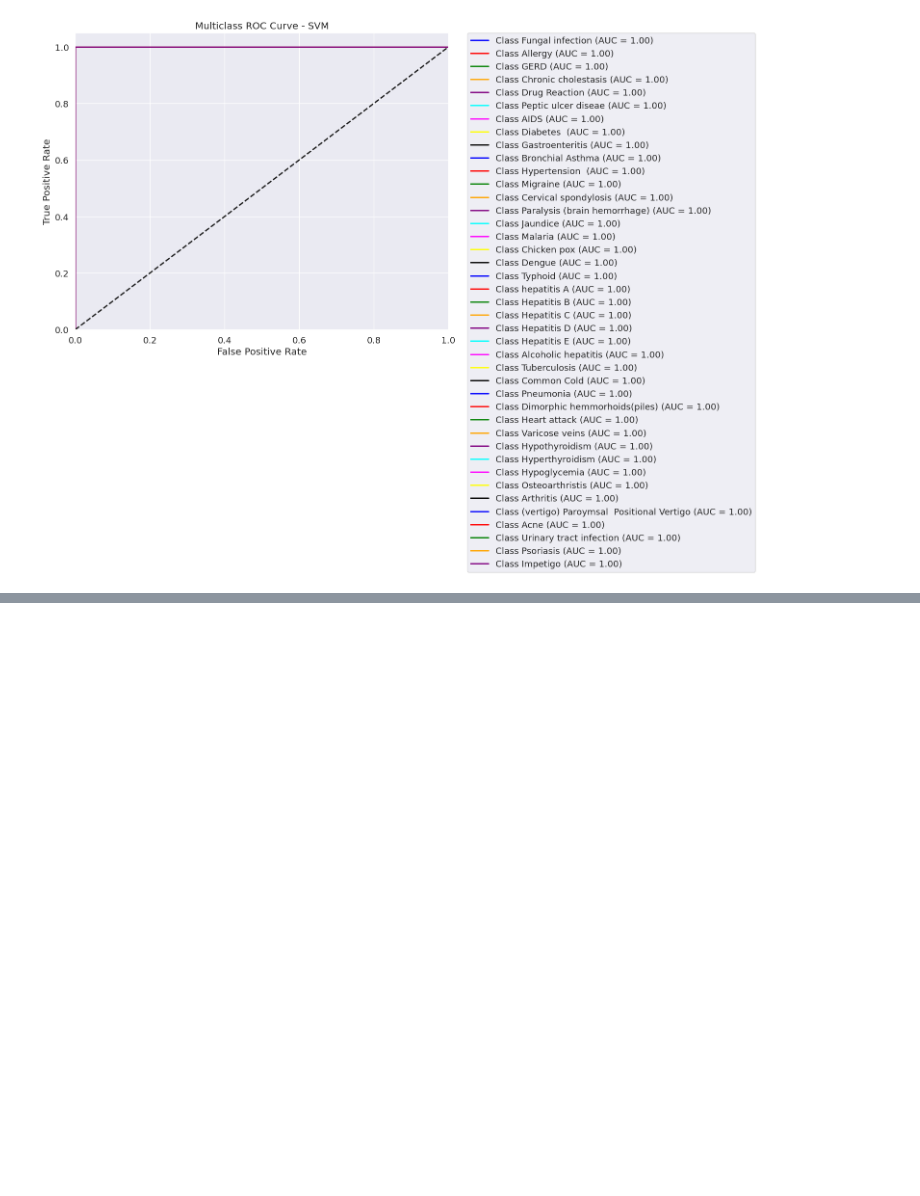
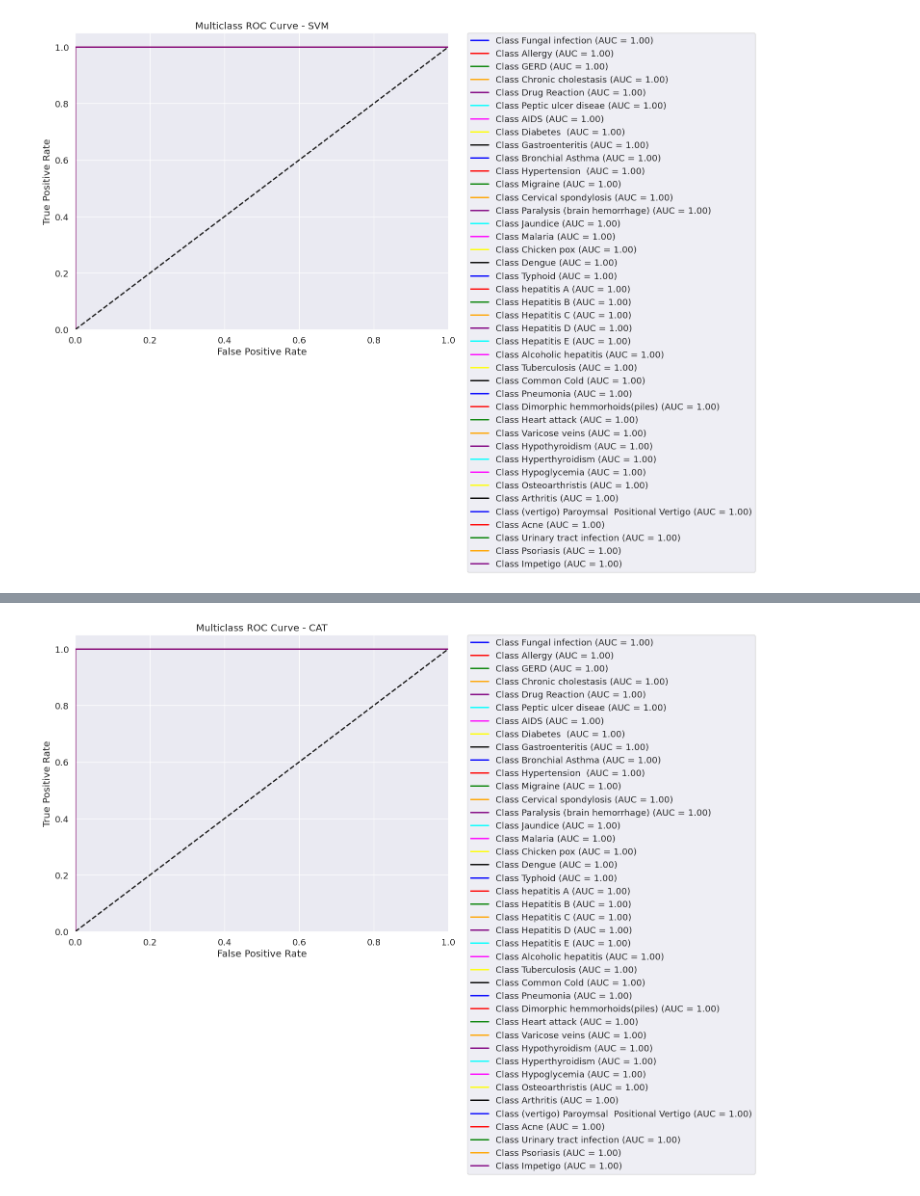
Before and after one commit to Airlectric/Disease_Prediction_App, a Jupyter notebook: disease-prediction.ipynb, the cells around one changed output, grey strips where cells are left out. Saved outputs shown, nothing was run; the diff lists cells and outputs as text; code cells hidden in the pictures; blank space fills up the shorter version.

Commit message:
Kaggle Notebook | Disease_Prediction | Version 6

```diff
--- a/disease-prediction.ipynb
+++ b/disease-prediction.ipynb
@@ -773,0 +787,53 @@ print(f"Training Duration (s): {training_duration}")
+# %%
+from sklearn.metrics import roc_curve, roc_auc_score
+import numpy as np
+import matplotlib.pyplot as plt
+from itertools import cycle
+
+n_classes = 41
+
+classes = ['Fungal infection', 'Allergy', 'GERD', 'Chronic cholestasis',
+       'Drug Reaction', 'Peptic ulcer diseae', 'AIDS', 'Diabetes ',
+       'Gastroenteritis', 'Bronchial Asthma', 'Hypertension ', 'Migraine',
+       'Cervical spondylosis', 'Paralysis (brain hemorrhage)', 'Jaundice',
+       'Malaria', 'Chicken pox', 'Dengue', 'Typhoid', 'hepatitis A',
+       'Hepatitis B', 'Hepatitis C', 'Hepatitis D', 'Hepatitis E',
+       'Alcoholic hepatitis', 'Tuberculosis', 'Common Cold', 'Pneumonia',
+       'Dimorphic hemmorhoids(piles)', 'Heart attack', 'Varicose veins',
+       'Hypothyroidism', 'Hyperthyroidism', 'Hypoglycemia',
+       'Osteoarthristis', 'Arthritis',
+       '(vertigo) Paroymsal  Positional Vertigo', 'Acne',
+       'Urinary tract infection', 'Psoriasis', 'Impetigo']
+
+# Binarize the labels for multi-class ROC
+y_test_bin = label_binarize(y_test, classes=np.arange(n_classes))
+
+# XGBoost ROC curve
+y_probs_cat = cat_model.predict_proba(X_test)
+
+# Initialize dictionaries to hold FPR, TPR, and AUC scores
+fpr = dict()
+tpr = dict()
+roc_auc = dict()
+
+for i in range(n_classes):
+    fpr[i], tpr[i], _ = roc_curve(y_test_bin[:, i], y_probs_cat[:, i])
+    roc_auc[i] = roc_auc_score(y_test_bin[:, i], y_probs_cat[:, i])
+
+# Plot ROC for all classes
+plt.figure(figsize=(10, 8))
+colors = cycle(['blue', 'red', 'green', 'orange', 'purple', 'cyan', 'magenta', 'yellow', 'black'])
+
+for i, color in zip(range(n_classes), cycle(colors)):
+    plt.plot(fpr[i], tpr[i], color=color, lw=2, label=f'Class {classes[i]} (AUC = {roc_auc[i]:.2f})')
+
+plt.plot([0, 1], [0, 1], 'k--', lw=2)
+plt.xlim([0.0, 1.0])
+plt.ylim([0.0, 1.05])
+plt.xlabel('False Positive Rate')
+plt.ylabel('True Positive Rate')
+plt.title('Multiclass ROC Curve - CAT')
+plt.legend(loc='best', bbox_to_anchor=(1.05, 1), borderaxespad=0.)
+plt.show()
+# %% [output]
+[figure, added]
```
Also changed, not shown: parts of 3 cells of this notebook.
